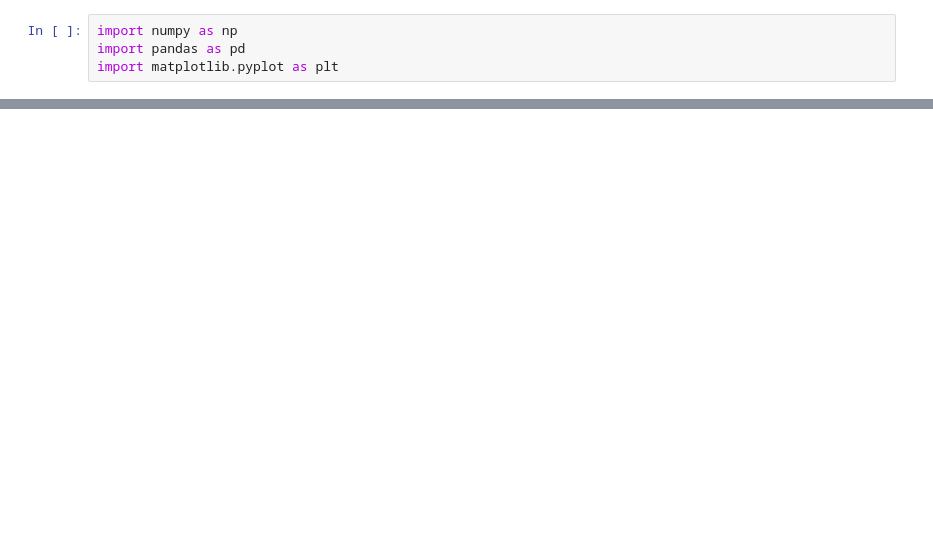
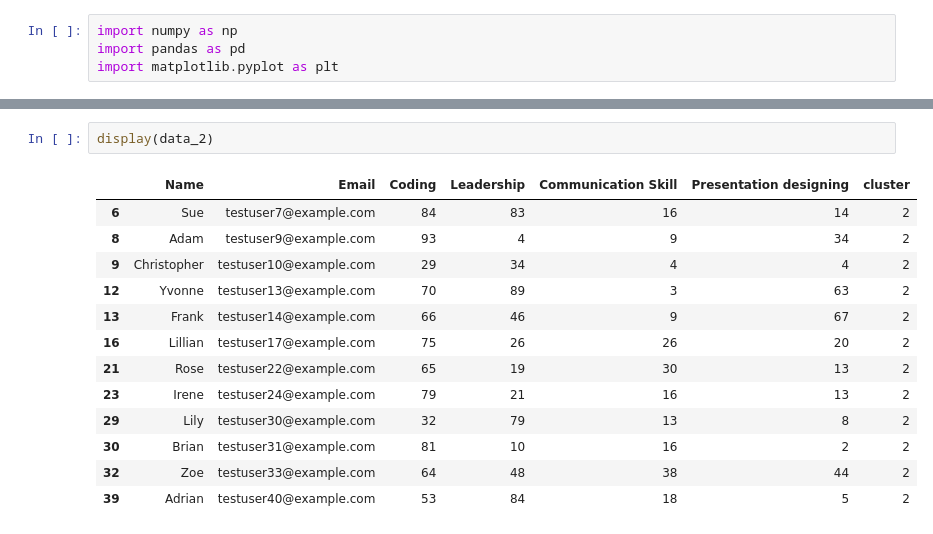
Before and after one commit to KiranKhayamali/Hackademia-Hackathon, a Jupyter notebook: model.ipynb, the cells around one changed output, grey strips where cells are left out. Drawn from its saved outputs; the diff is of its cells as text; blank space fills up the shorter version.

```diff
--- a/model.ipynb
+++ b/model.ipynb
@@ -61,0 +150,16 @@ import matplotlib.pyplot as plt
+# %%
+display(data_2)
+# %% [output]
+|  | Name | Email | Coding | Leadership | Communication Skill | Presentation designing | cluster |
+| 6 | Sue | testuser7@example.com | 84 | 83 | 16 | 14 | 2 |
+| 8 | Adam | testuser9@example.com | 93 | 4 | 9 | 34 | 2 |
+| 9 | Christopher | testuser10@example.com | 29 | 34 | 4 | 4 | 2 |
+| 12 | Yvonne | testuser13@example.com | 70 | 89 | 3 | 63 | 2 |
+| 13 | Frank | testuser14@example.com | 66 | 46 | 9 | 67 | 2 |
+| 16 | Lillian | testuser17@example.com | 75 | 26 | 26 | 20 | 2 |
+| 21 | Rose | testuser22@example.com | 65 | 19 | 30 | 13 | 2 |
+| 23 | Irene | testuser24@example.com | 79 | 21 | 16 | 13 | 2 |
+| 29 | Lily | testuser30@example.com | 32 | 79 | 13 | 8 | 2 |
+| 30 | Brian | testuser31@example.com | 81 | 10 | 16 | 2 | 2 |
+| 32 | Zoe | testuser33@example.com | 64 | 48 | 38 | 44 | 2 |
+| 39 | Adrian | testuser40@example.com | 53 | 84 | 18 | 5 | 2 |
```
Also changed, not shown: parts of 16 cells of this notebook.
